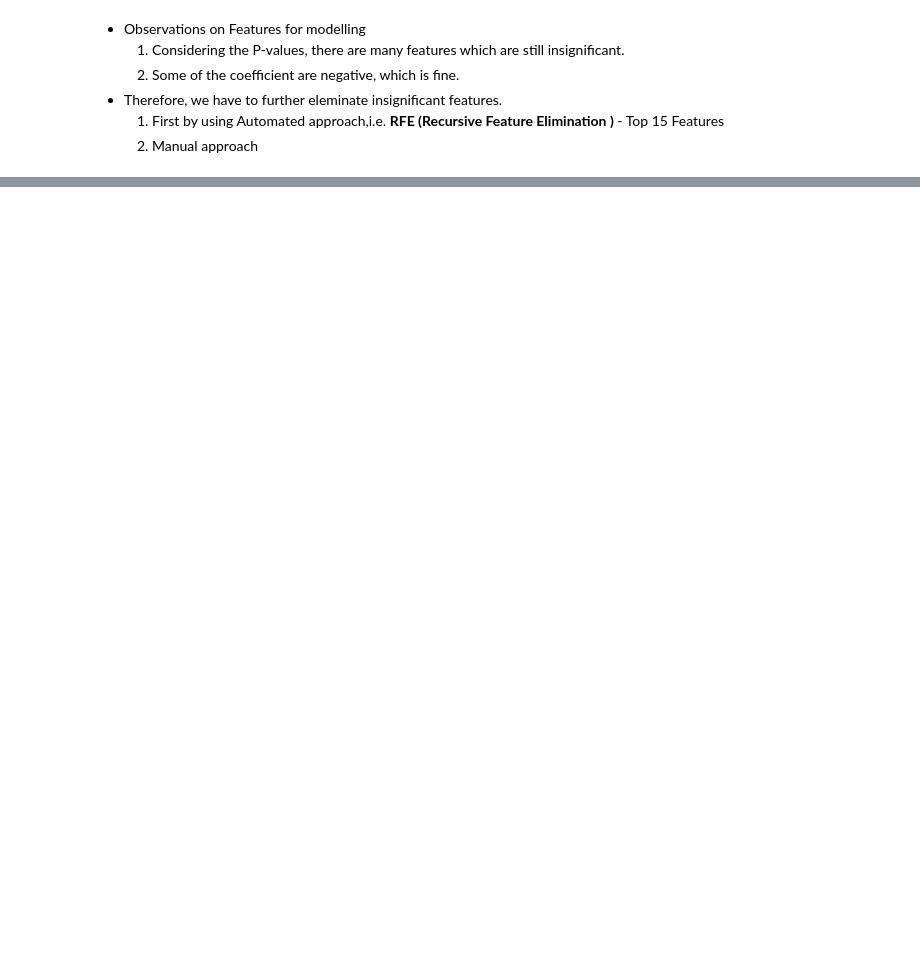
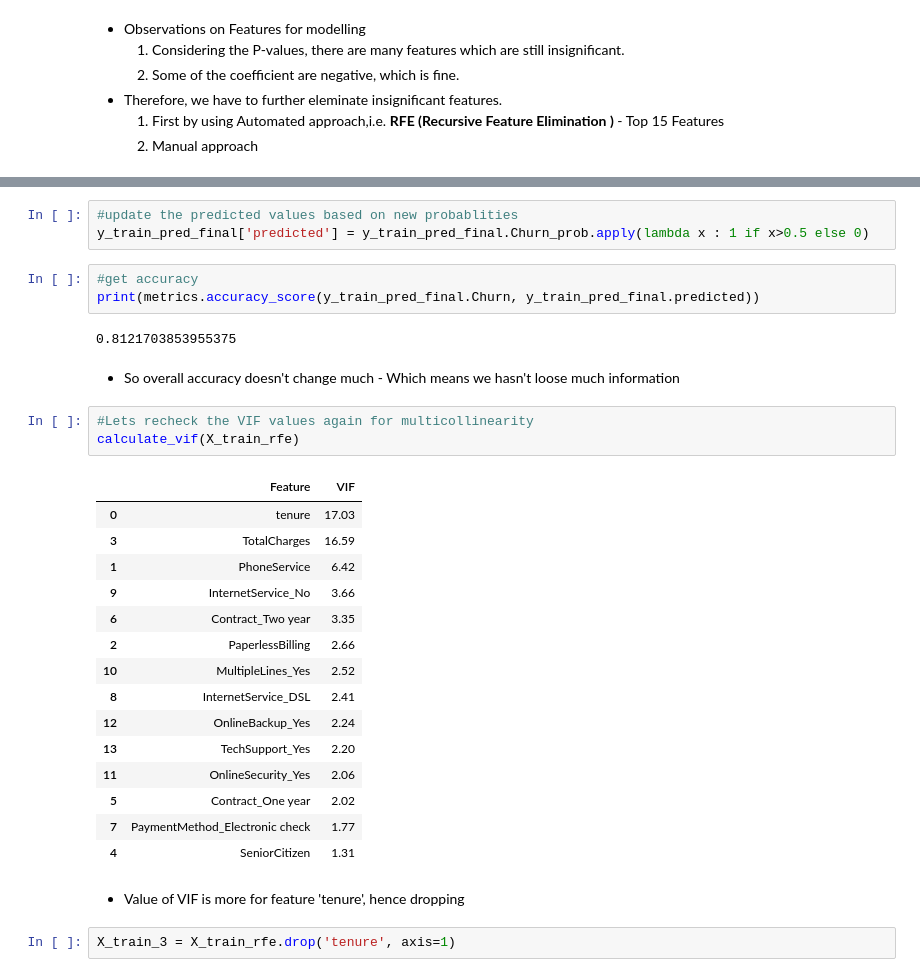
Before and after one commit to Prashik28/techeenomad_dataScience, a Jupyter notebook: Logistic Regression/PB_multivariant_logistic_regression_telecom_chrun.ipynb, the cells around one changed output, grey strips where cells are left out. Saved outputs shown, nothing was run; the diff lists cells and outputs as text; blank space fills up the shorter version.

```diff
--- a/Logistic Regression/PB_multivariant_logistic_regression_telecom_chrun.ipynb
+++ b/Logistic Regression/PB_multivariant_logistic_regression_telecom_chrun.ipynb
@@ -590,0 +873,33 @@ Generalized Linear Model Regression Results
+# %%
+#update the predicted values based on new probablities
+y_train_pred_final['predicted'] = y_train_pred_final.Churn_prob.apply(lambda x : 1 if x>0.5 else 0)
+# %%
+#get accuracy
+print(metrics.accuracy_score(y_train_pred_final.Churn, y_train_pred_final.predicted))
+# %% [output]
+0.8121703853955375
+# %% [markdown]
+- So overall accuracy doesn't change much - Which means we hasn't loose much information
+# %%
+#Lets recheck the VIF values again for multicollinearity
+calculate_vif(X_train_rfe)
+# %% [output]
+|  | Feature | VIF |
+| 0 | tenure | 17.03 |
+| 3 | TotalCharges | 16.59 |
+| 1 | PhoneService | 6.42 |
+| 9 | InternetService_No | 3.66 |
+| 6 | Contract_Two year | 3.35 |
+| 2 | PaperlessBilling | 2.66 |
+| 10 | MultipleLines_Yes | 2.52 |
+| 8 | InternetService_DSL | 2.41 |
+| 12 | OnlineBackup_Yes | 2.24 |
+| 13 | TechSupport_Yes | 2.20 |
+| 11 | OnlineSecurity_Yes | 2.06 |
+| 5 | Contract_One year | 2.02 |
+| 7 | PaymentMethod_Electronic check | 1.77 |
+| 4 | SeniorCitizen | 1.31 |
+# %% [markdown]
+- Value of VIF is more for feature 'tenure', hence dropping
+# %%
+X_train_3 = X_train_rfe.drop('tenure', axis=1)
```
Also changed, not shown: parts of 82 cells of this notebook.
